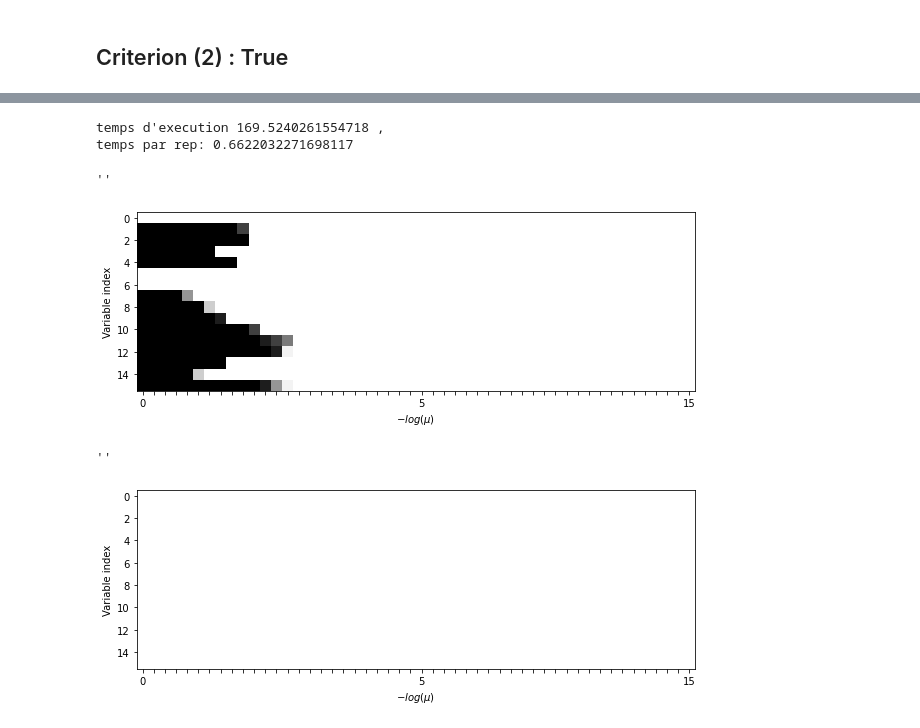
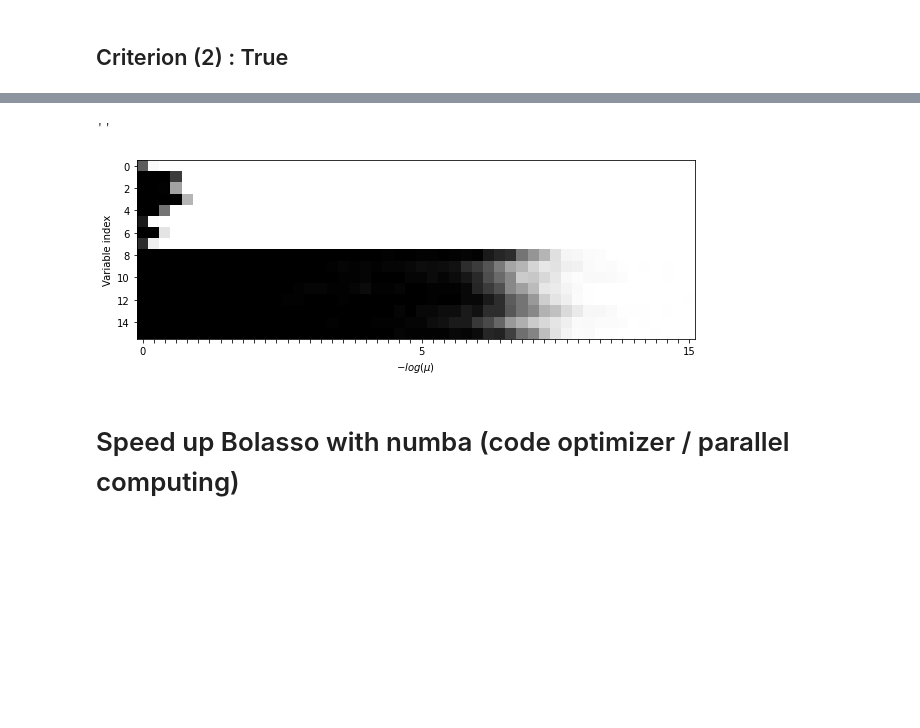
Before and after one commit to lolofo/Bolasso, a Jupyter notebook: src/E01S01.ipynb, the cells around one changed output, grey strips where cells are left out. Cells and saved outputs as stored; diff of their text form; code cells hidden in the pictures; blank space fills up the shorter version.

```diff
--- a/src/E01S01.ipynb
+++ b/src/E01S01.ipynb
@@ -160,3 +151,38 @@ ax.set_ylabel("Variable index")
+# %%
+%%capture
+
+nb_rep = 100
+nb_mu = 50 # nu
+m = 128
+
+mu_range = np.exp(- np.linspace(0, 15, nb_mu))
+final_grid = np.zeros((16, nb_mu))
+for i in tqdm(range(nb_rep)):
+    X, y = data["X"][i], data["Y"][i]
+    for k in range(nb_mu):
+        mu = mu_range[k]
+        res = bolasso(X, y, m=m, mu=mu)
+        J = res["J"]
+        final_grid[:,k] += (J != 0)*1
+# %%
+figure = plt.figure(figsize=(10,10))
+plt.imshow(1 - final_grid / 100, cmap="Greys", vmin=0, vmax=1)
+ax = plt.gca()
+
+# the x-axis
+ax.set_xticks(range(50))
+ax.set_xlabel(np.linspace(0, 15, 50))
+ax.set_xlabel("$-log(\mu)$")
+d = dict(zip([0, 25, 49], [0, 5, 15]))
+x_label_list = [str(d[i]) if i in [0, 25, 49] else str("") for i in range(50)]
+ax.set_xticklabels(x_label_list)
+ax.set_ylabel("Variable index")
+;
+# %% [output]
+''
+[figure, added]
+# %% [markdown]
+# Speed up Bolasso with numba (code optimizer / parallel computing)
 # %%
 %%capture
 
@@ -192,42 +218 @@ final_grid_ok = np.sum(list_grid_ok, axis = 0)
 end = time()
-# %%
-print(f"temps d'execution {end - start} , \ntemps par rep: {(end - start)/nb_rep}")
-# %% [output]
-temps d'execution 169.5240261554718 ,
-temps par rep: 0.6622032271698117
-# %%
-figure = plt.figure(figsize=(10,10))
-plt.imshow(1 - final_grid / 10, cmap="Greys", vmin=0, vmax=1)
-ax = plt.gca()
-
-# the x-axis
-ax.set_xticks(range(50))
-ax.set_xlabel(np.linspace(0, 15, 50))
-ax.set_xlabel("$-log(\mu)$")
-d = dict(zip([0, 25, 49], [0, 5, 15]))
-x_label_list = [str(d[i]) if i in [0, 25, 49] else str("") for i in range(50)]
-ax.set_xticklabels(x_label_list)
-ax.set_ylabel("Variable index")
-;
-# %% [output]
-''
-[figure, removed]
-# %%
-figure = plt.figure(figsize=(10,10))
-plt.imshow((1 - final_grid_ok) / final_grid_ok, cmap="Greys", vmin=0, vmax=1)
-ax = plt.gca()
-
-# the x-axis
-ax.set_xticks(range(nb_mu))
-ax.set_xlabel(np.linspace(0, 15, 10))
-ax.set_xlabel("$-log(\mu)$")
-
-d = dict(zip([0, 25, 49], [0, 5, 15]))
-
-x_label_list = [str(d[i]) if i in [0, 25, 49] else str("") for i in range(nb_mu)]
-ax.set_xticklabels(x_label_list)
-ax.set_ylabel("Variable index")
-;
-# %% [output]
-''
-[figure, removed]
```
Also changed, not shown: parts of 20 cells of this notebook.
